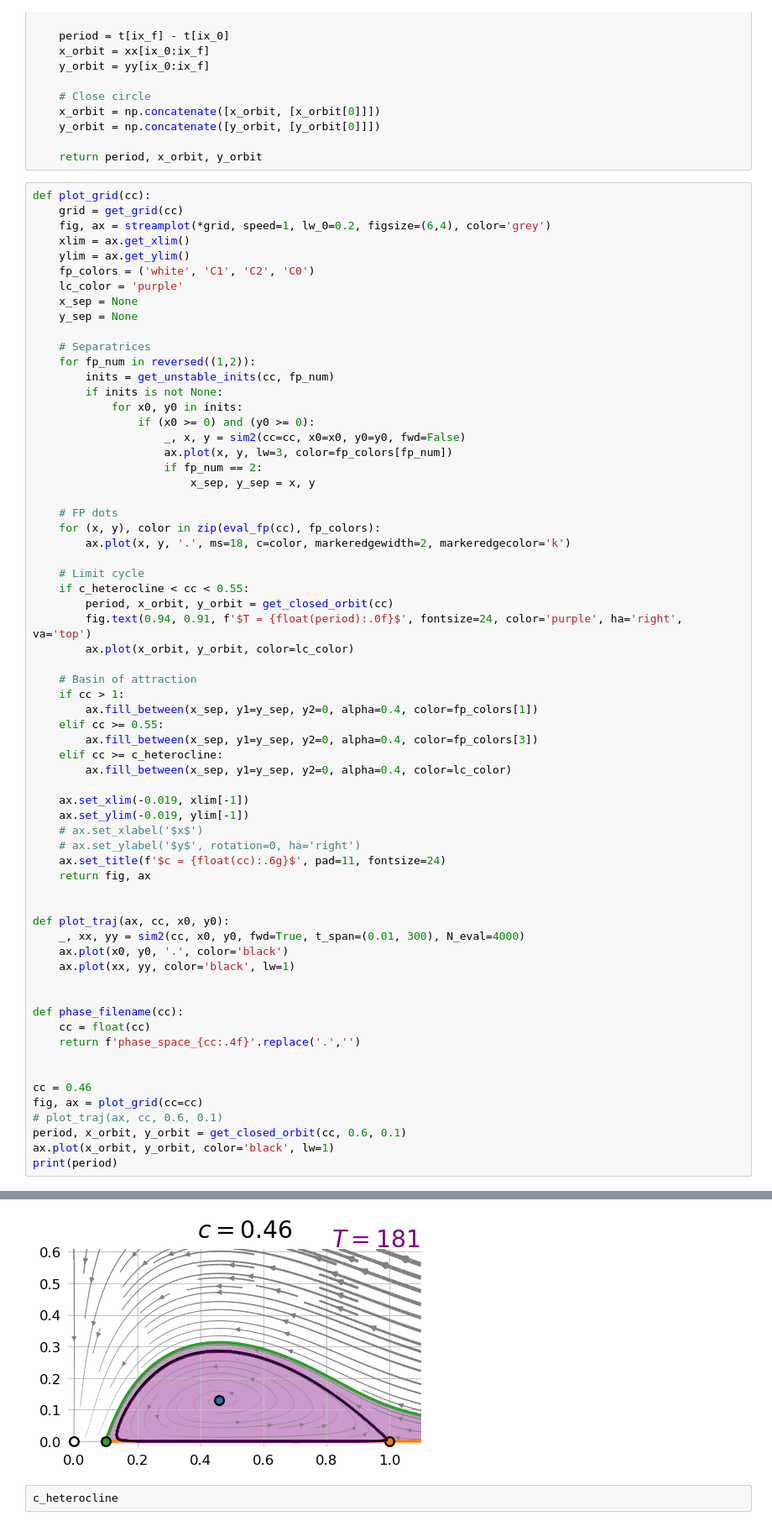
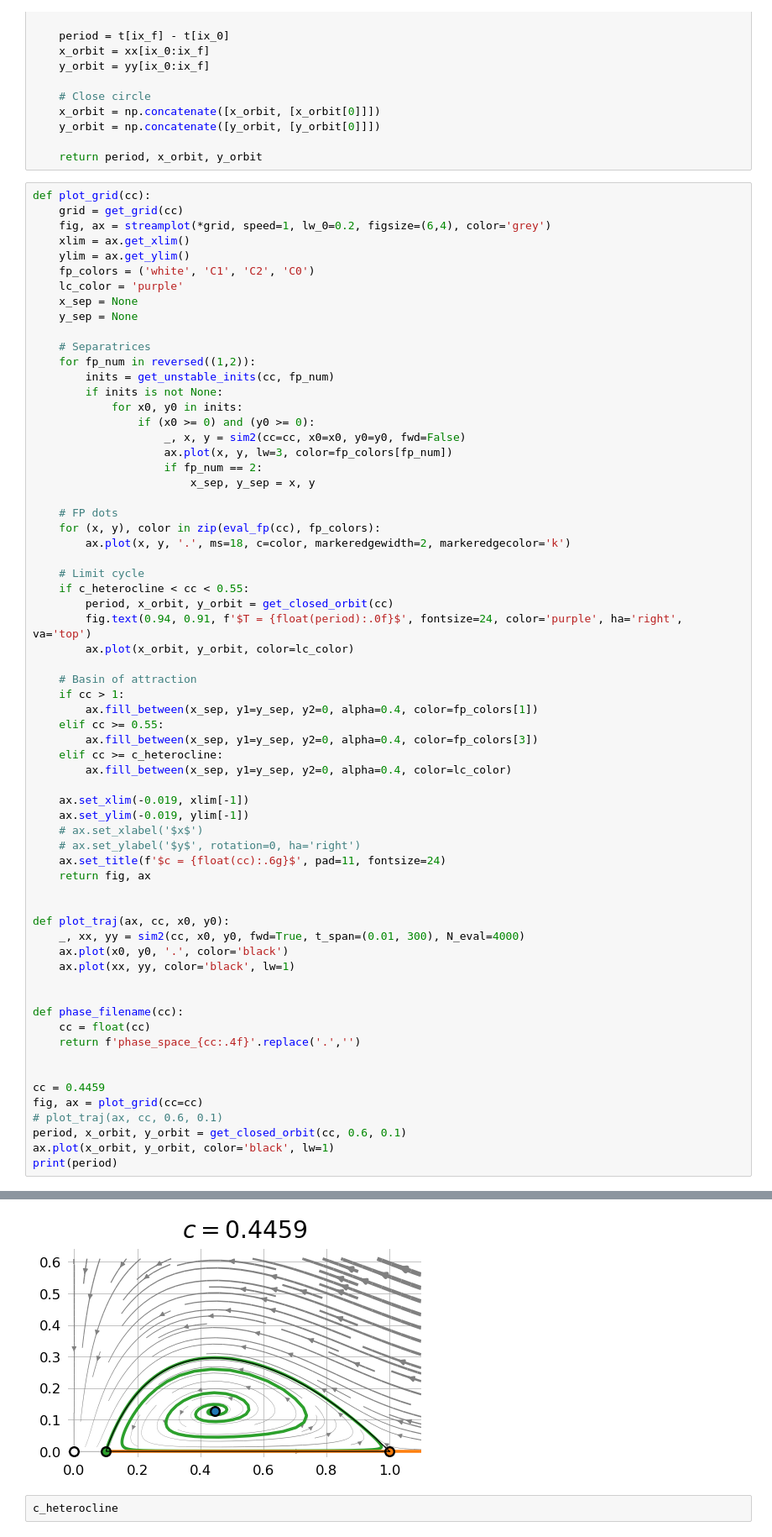
Before and after one commit to tfiers/strogatz, a Jupyter notebook: notebooks/3_Predator_prey.ipynb, the cells around one changed output, grey strips where cells are left out. Shown: that part at 84% size. Saved outputs shown, nothing was run; the diff lists cells and outputs as text.

```diff
--- a/notebooks/3_Predator_prey.ipynb
+++ b/notebooks/3_Predator_prey.ipynb
@@ -394,7 +394,7 @@ def phase_filename(cc):
     return f'phase_space_{cc:.4f}'.replace('.','')
 
 
-cc = 0.46
+cc = 0.4459
 fig, ax = plot_grid(cc=cc)
 # plot_traj(ax, cc, 0.6, 0.1)
 period, x_orbit, y_orbit = get_closed_orbit(cc, 0.6, 0.1)
@@ -405,4 +405,4 @@ print(period)
-[figure, old version]
+[figure, new version]
 # %%
 c_heterocline
 # %% [output]
```
Also changed, not shown: parts of 1 cell of this notebook, 3 other files.
